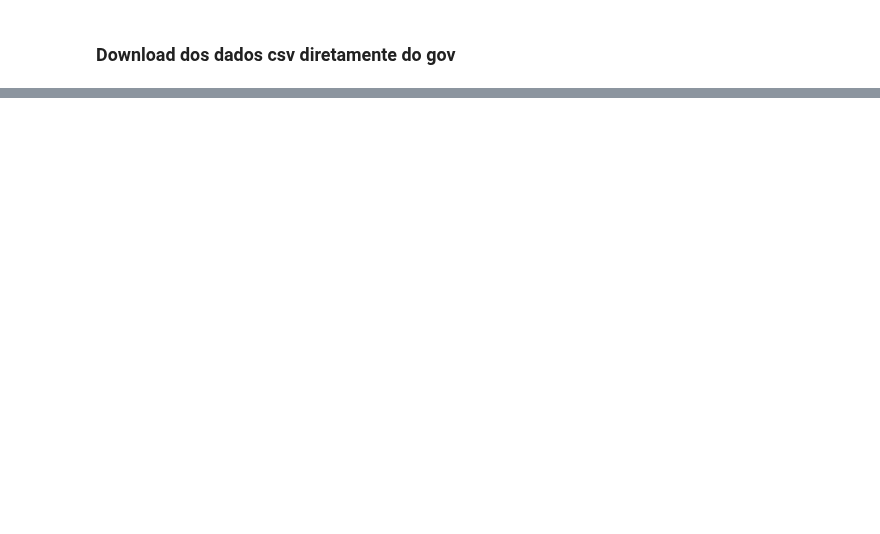
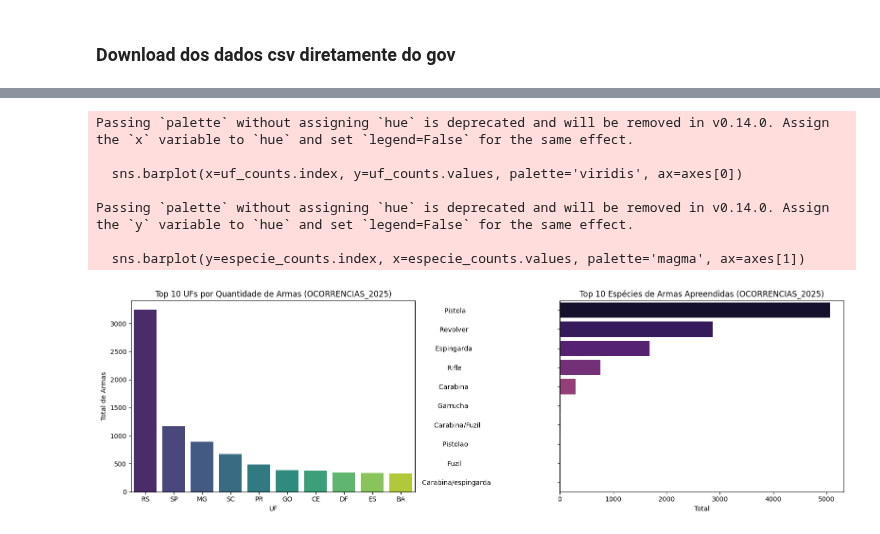
Before and after one commit to marcosgregorio/pgp_trabalho, a Jupyter notebook: notebook/pesquisa_sinarm.ipynb, the cells around one changed output, grey strips where cells are left out. Drawn from its saved outputs; the diff is of its cells as text; code cells hidden in the pictures; blank space fills up the shorter version.

```diff
--- a/notebook/pesquisa_sinarm.ipynb
+++ b/notebook/pesquisa_sinarm.ipynb
@@ -57,0 +69,30 @@ display(info_df)
+# %%
+# Preparando os dados para visualização
+uf_counts = df.groupby('UF')['TOTAL'].sum().sort_values(ascending=False).head(10)
+especie_counts = df.groupby('ESPECIE_ARMA')['TOTAL'].sum().sort_values(ascending=False).head(10)
+
+fig, axes = plt.subplots(1, 2, figsize=(16, 5))
+
+# Gráfico 1: Top UFs
+sns.barplot(x=uf_counts.index, y=uf_counts.values, palette='viridis', ax=axes[0])
+axes[0].set_title(f'Top 10 UFs por Quantidade de Armas ({ocorrencias})')
+axes[0].set_ylabel('Total de Armas')
+axes[0].set_xlabel('UF')
+
+# Gráfico 2: Top Espécies
+sns.barplot(y=especie_counts.index, x=especie_counts.values, palette='magma', ax=axes[1])
+axes[1].set_title(f'Top 10 Espécies de Armas Apreendidas ({ocorrencias})')
+axes[1].set_xlabel('Total')
+axes[1].set_ylabel('')
+
+plt.tight_layout()
+plt.show()
+# %% [output]
+Passing `palette` without assigning `hue` is deprecated and will be removed in v0.14.0. Assign the `x` variable to `hue` and set `legend=False` for the same effect.
+
+  sns.barplot(x=uf_counts.index, y=uf_counts.values, palette='viridis', ax=axes[0])
+
+Passing `palette` without assigning `hue` is deprecated and will be removed in v0.14.0. Assign the `y` variable to `hue` and set `legend=False` for the same effect.
+
+  sns.barplot(y=especie_counts.index, x=especie_counts.values, palette='magma', ax=axes[1])
+[figure, added]
```
Also changed, not shown: parts of 3 cells of this notebook, 4 other files.
